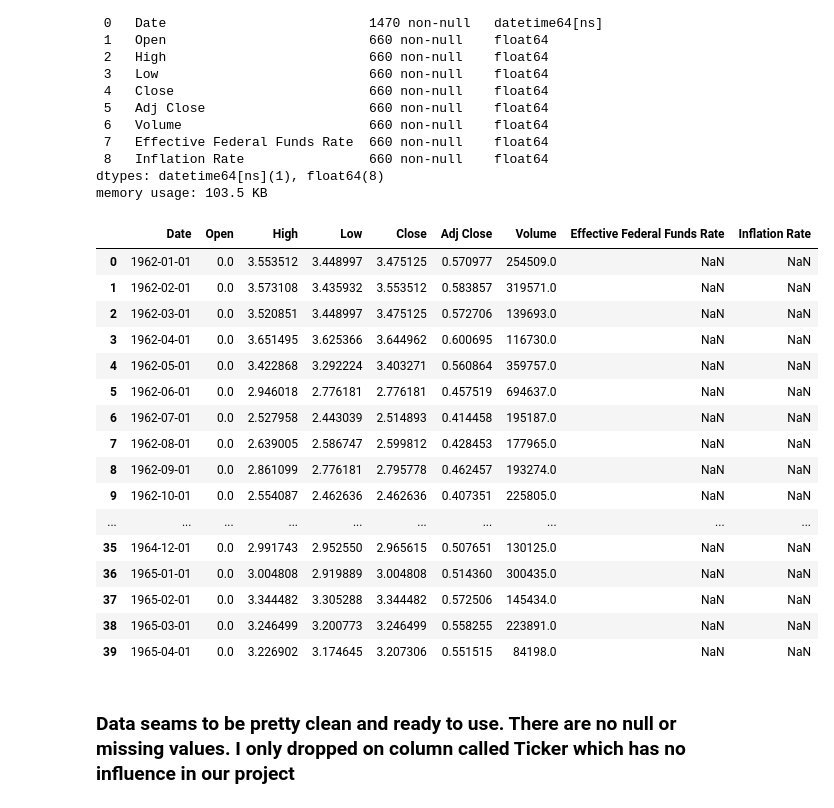
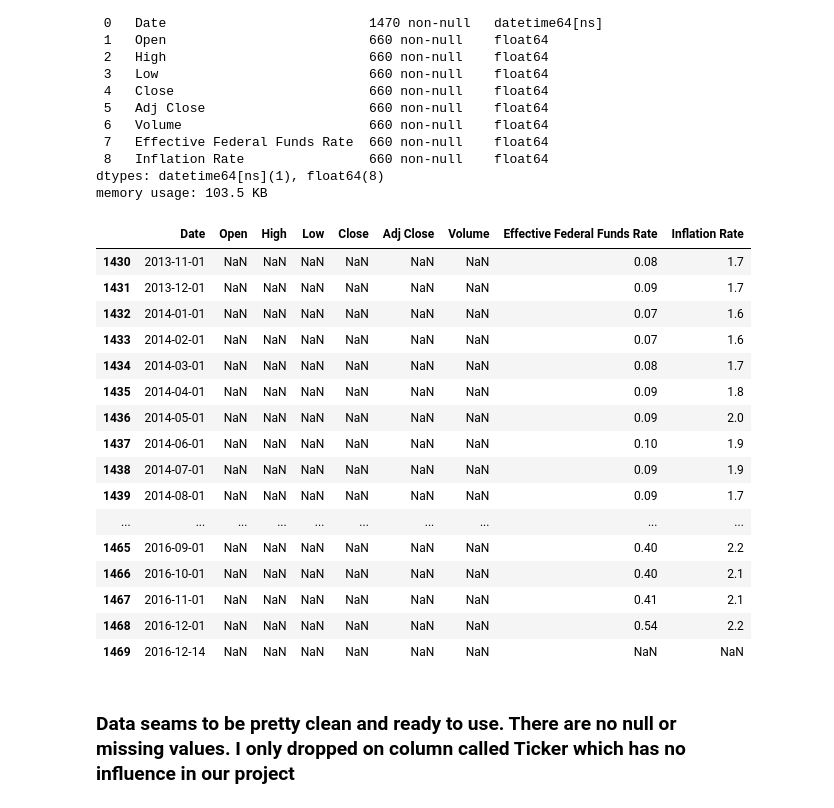
Before and after one commit to badranyoussef/bi-exam-project-stock, a Jupyter notebook: notebooks/data_cleaning_preparation.ipynb, the cells around one changed output. Cells and saved outputs as stored; diff of their text form; code cells hidden in the pictures.

```diff
--- a/notebooks/data_cleaning_preparation.ipynb
+++ b/notebooks/data_cleaning_preparation.ipynb
@@ -262,24 +262,24 @@ Data columns (total 9 columns):
 dtypes: datetime64[ns](1), float64(8)
 memory usage: 103.5 KB
 # %%
-combined_df.head(40)
+combined_df.tail(40)
 # %% [output]
 |  | Date | Open | High | Low | Close | Adj Close | Volume | Effective Federal Funds Rate | Inflation Rate |
-| 0 | 1962-01-01 | 0.0 | 3.553512 | 3.448997 | 3.475125 | 0.570977 | 254509.0 | NaN | NaN |
-| 1 | 1962-02-01 | 0.0 | 3.573108 | 3.435932 | 3.553512 | 0.583857 | 319571.0 | NaN | NaN |
-| 2 | 1962-03-01 | 0.0 | 3.520851 | 3.448997 | 3.475125 | 0.572706 | 139693.0 | NaN | NaN |
-| 3 | 1962-04-01 | 0.0 | 3.651495 | 3.625366 | 3.644962 | 0.600695 | 116730.0 | NaN | NaN |
-| 4 | 1962-05-01 | 0.0 | 3.422868 | 3.292224 | 3.403271 | 0.560864 | 359757.0 | NaN | NaN |
-| 5 | 1962-06-01 | 0.0 | 2.946018 | 2.776181 | 2.776181 | 0.457519 | 694637.0 | NaN | NaN |
-| 6 | 1962-07-01 | 0.0 | 2.527958 | 2.443039 | 2.514893 | 0.414458 | 195187.0 | NaN | NaN |
-| 7 | 1962-08-01 | 0.0 | 2.639005 | 2.586747 | 2.599812 | 0.428453 | 177965.0 | NaN | NaN |
-| 8 | 1962-09-01 | 0.0 | 2.861099 | 2.776181 | 2.795778 | 0.462457 | 193274.0 | NaN | NaN |
-| 9 | 1962-10-01 | 0.0 | 2.554087 | 2.462636 | 2.462636 | 0.407351 | 225805.0 | NaN | NaN |
+| 1430 | 2013-11-01 | NaN | NaN | NaN | NaN | NaN | NaN | 0.08 | 1.7 |
+| 1431 | 2013-12-01 | NaN | NaN | NaN | NaN | NaN | NaN | 0.09 | 1.7 |
+| 1432 | 2014-01-01 | NaN | NaN | NaN | NaN | NaN | NaN | 0.07 | 1.6 |
+| 1433 | 2014-02-01 | NaN | NaN | NaN | NaN | NaN | NaN | 0.07 | 1.6 |
+| 1434 | 2014-03-01 | NaN | NaN | NaN | NaN | NaN | NaN | 0.08 | 1.7 |
+| 1435 | 2014-04-01 | NaN | NaN | NaN | NaN | NaN | NaN | 0.09 | 1.8 |
+| 1436 | 2014-05-01 | NaN | NaN | NaN | NaN | NaN | NaN | 0.09 | 2.0 |
+| 1437 | 2014-06-01 | NaN | NaN | NaN | NaN | NaN | NaN | 0.10 | 1.9 |
+| 1438 | 2014-07-01 | NaN | NaN | NaN | NaN | NaN | NaN | 0.09 | 1.9 |
+| 1439 | 2014-08-01 | NaN | NaN | NaN | NaN | NaN | NaN | 0.09 | 1.7 |
 | ... | ... | ... | ... | ... | ... | ... | ... | ... | ... |
-| 35 | 1964-12-01 | 0.0 | 2.991743 | 2.952550 | 2.965615 | 0.507651 | 130125.0 | NaN | NaN |
-| 36 | 1965-01-01 | 0.0 | 3.004808 | 2.919889 | 3.004808 | 0.514360 | 300435.0 | NaN | NaN |
-| 37 | 1965-02-01 | 0.0 | 3.344482 | 3.305288 | 3.344482 | 0.572506 | 145434.0 | NaN | NaN |
-| 38 | 1965-03-01 | 0.0 | 3.246499 | 3.200773 | 3.246499 | 0.558255 | 223891.0 | NaN | NaN |
-| 39 | 1965-04-01 | 0.0 | 3.226902 | 3.174645 | 3.207306 | 0.551515 | 84198.0 | NaN | NaN |
+| 1465 | 2016-09-01 | NaN | NaN | NaN | NaN | NaN | NaN | 0.40 | 2.2 |
+| 1466 | 2016-10-01 | NaN | NaN | NaN | NaN | NaN | NaN | 0.40 | 2.1 |
+| 1467 | 2016-11-01 | NaN | NaN | NaN | NaN | NaN | NaN | 0.41 | 2.1 |
+| 1468 | 2016-12-01 | NaN | NaN | NaN | NaN | NaN | NaN | 0.54 | 2.2 |
+| 1469 | 2016-12-14 | NaN | NaN | NaN | NaN | NaN | NaN | NaN | NaN |
 # %% [markdown]
 ### Data seams to be pretty clean and ready to use. There are no null or missing values. I only dropped on column called Ticker which has no influence in our project
```
